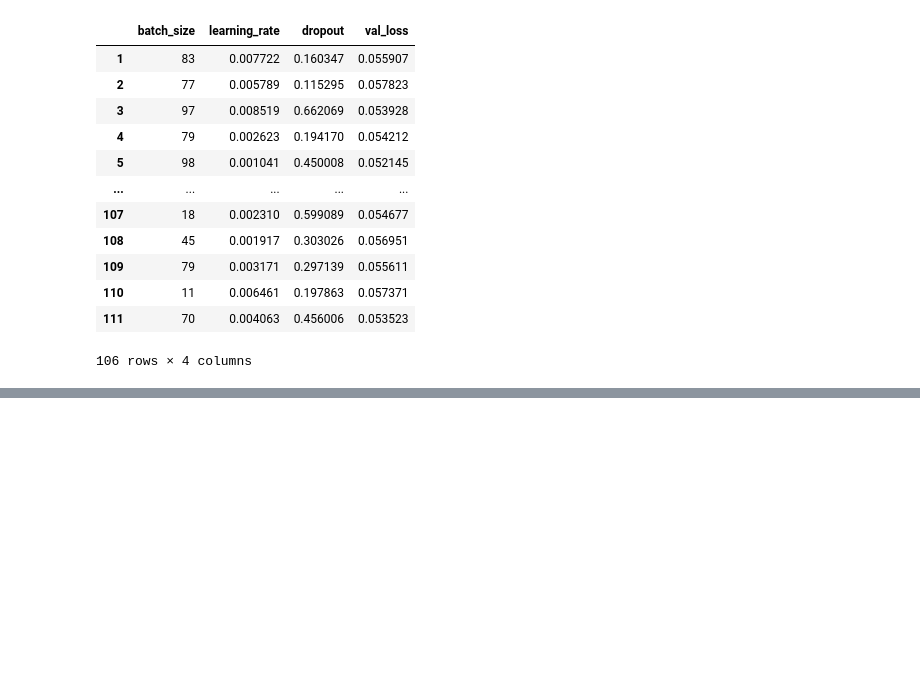
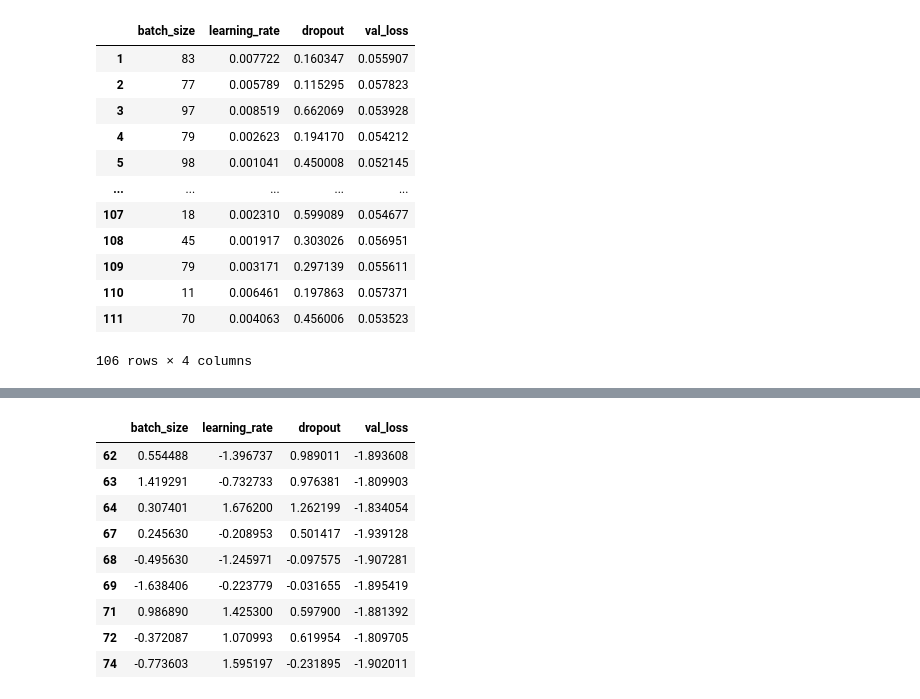
Before and after one commit to viettran295/cnn_thesis, a Jupyter notebook: multi_regression.ipynb, the cells around one changed output, grey strips where cells are left out. Drawn from its saved outputs; the diff is of its cells as text; code cells hidden in the pictures; blank space fills up the shorter version.

```diff
--- a/multi_regression.ipynb
+++ b/multi_regression.ipynb
@@ -33,3 +43,17 @@ min_df
+# %%
+min_df = standard_df[standard_df['val_loss'] < -1.8]
+min_df
+# %% [output]
+|  | batch_size | learning_rate | dropout | val_loss |
+| 62 | 0.554488 | -1.396737 | 0.989011 | -1.893608 |
+| 63 | 1.419291 | -0.732733 | 0.976381 | -1.809903 |
+| 64 | 0.307401 | 1.676200 | 1.262199 | -1.834054 |
+| 67 | 0.245630 | -0.208953 | 0.501417 | -1.939128 |
+| 68 | -0.495630 | -1.245971 | -0.097575 | -1.907281 |
+| 69 | -1.638406 | -0.223779 | -0.031655 | -1.895419 |
+| 71 | 0.986890 | 1.425300 | 0.597900 | -1.881392 |
+| 72 | -0.372087 | 1.070993 | 0.619954 | -1.809705 |
+| 74 | -0.773603 | 1.595197 | -0.231895 | -1.902011 |
 # %%
 import plotly.express as px
 import plotly.graph_objects as go
```
Also changed, not shown: parts of 4 cells of this notebook, 1 other file.
